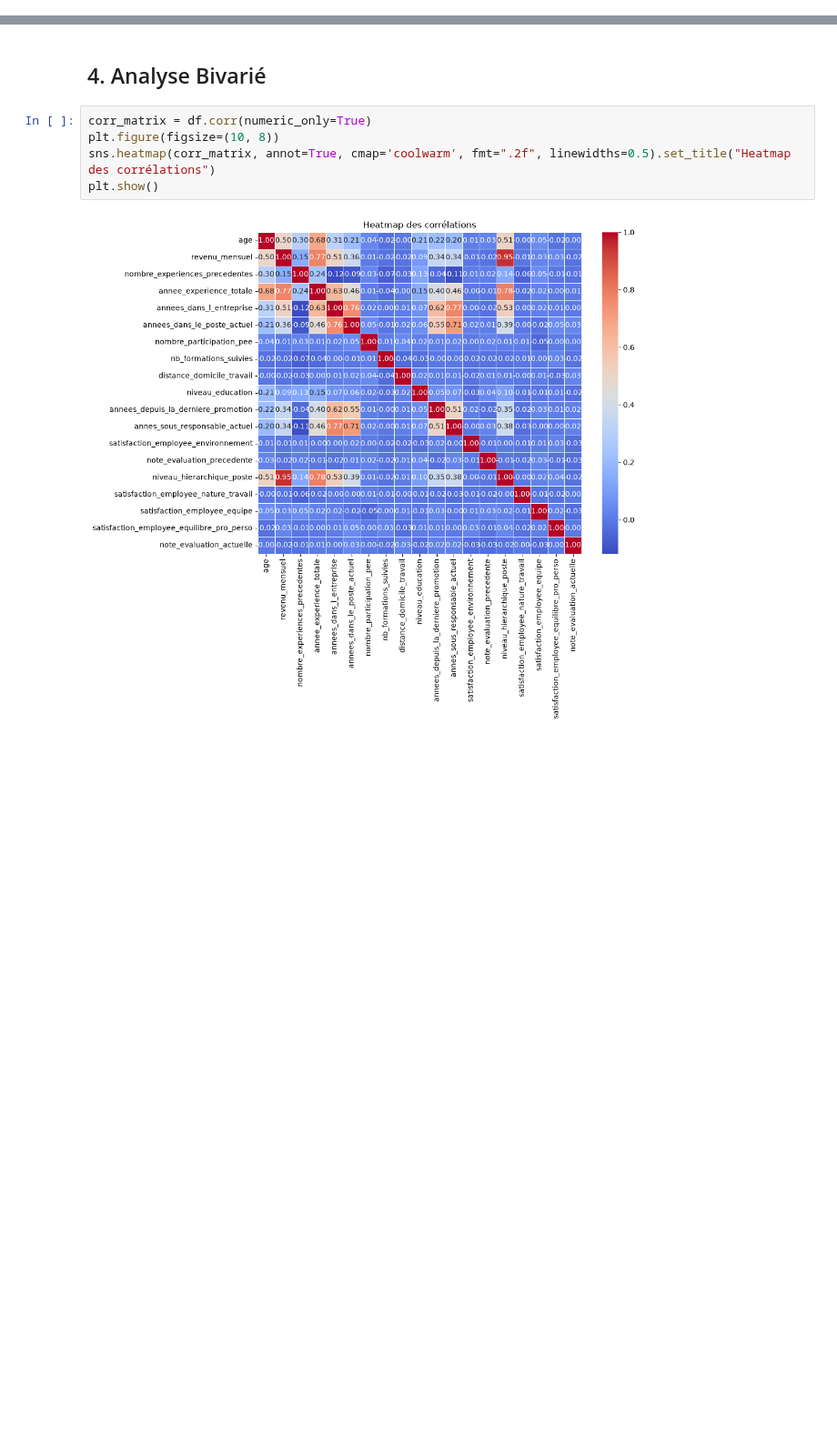
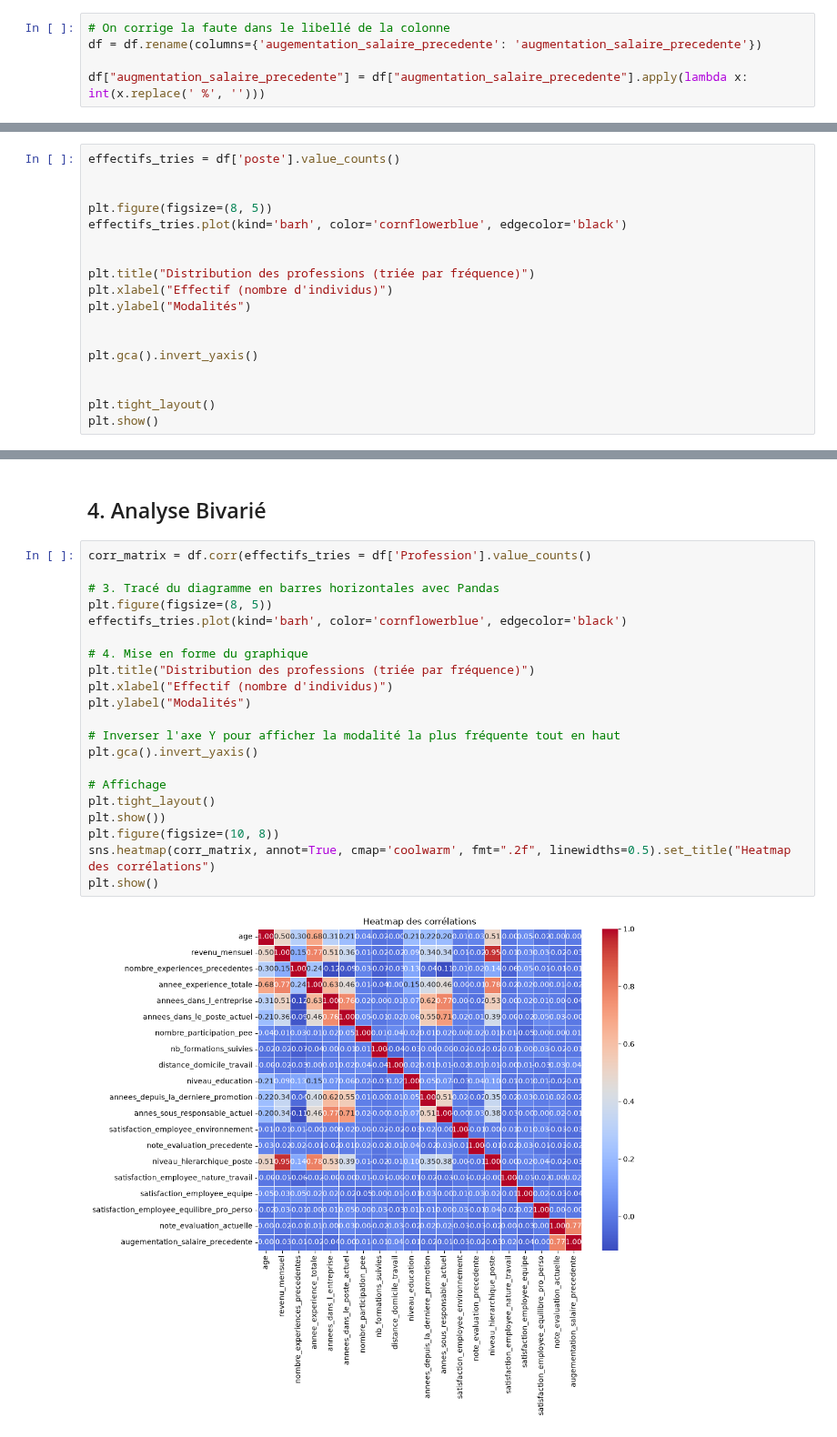
Before and after one commit to alxvnt/Projet4_AI, a Jupyter notebook: notebooks/Analyse_exploratoire.ipynb, the cells around one changed output, grey strips where cells are left out. Shown at 91% size. Saved outputs shown, nothing was run; the diff lists cells and outputs as text; blank space fills up the shorter version.

```diff
--- a/notebooks/Analyse_exploratoire.ipynb
+++ b/notebooks/Analyse_exploratoire.ipynb
@@ -163,3 +166,8 @@ df = df.drop(["eval_number", "code_sondage", "ayant_enfants", "id_employee", "no
+# %%
+# On corrige la faute dans le libellé de la colonne
+df = df.rename(columns={'augementation_salaire_precedente': 'augmentation_salaire_precedente'})
+
+df["augmentation_salaire_precedente"] = df["augmentation_salaire_precedente"].apply(lambda x: int(x.replace(' %', '')))
 # %%
 df.describe(include='all')
 # %% [output]
@@ -193,0 +215,18 @@ Text(0.5, 1.0, 'Boxplot du revenu par departement')
+# %%
+effectifs_tries = df['poste'].value_counts()
+
+
+plt.figure(figsize=(8, 5))
+effectifs_tries.plot(kind='barh', color='cornflowerblue', edgecolor='black')
+
+
+plt.title("Distribution des professions (triée par fréquence)")
+plt.xlabel("Effectif (nombre d'individus)")
+plt.ylabel("Modalités")
+
+
+plt.gca().invert_yaxis()
+
+
+plt.tight_layout()
+plt.show()
@@ -194,9 +242,25 @@ Text(0.5, 1.0, 'Boxplot du revenu par departement')
 # %% [markdown]
 ## 4. Analyse Bivarié
 # %%
-corr_matrix = df.corr(numeric_only=True)
+corr_matrix = df.corr(effectifs_tries = df['Profession'].value_counts()
+
+# 3. Tracé du diagramme en barres horizontales avec Pandas
+plt.figure(figsize=(8, 5))
+effectifs_tries.plot(kind='barh', color='cornflowerblue', edgecolor='black')
+
+# 4. Mise en forme du graphique
+plt.title("Distribution des professions (triée par fréquence)")
+plt.xlabel("Effectif (nombre d'individus)")
+plt.ylabel("Modalités")
+
+# Inverser l'axe Y pour afficher la modalité la plus fréquente tout en haut
+plt.gca().invert_yaxis()
+
+# Affichage
+plt.tight_layout()
+plt.show())
 plt.figure(figsize=(10, 8))
 sns.heatmap(corr_matrix, annot=True, cmap='coolwarm', fmt=".2f", linewidths=0.5).set_title("Heatmap des corrélations")
 plt.show()
 # %% [output]
-[figure, old version]
+[figure, new version]
```
Also changed, not shown: parts of 12 cells of this notebook.
